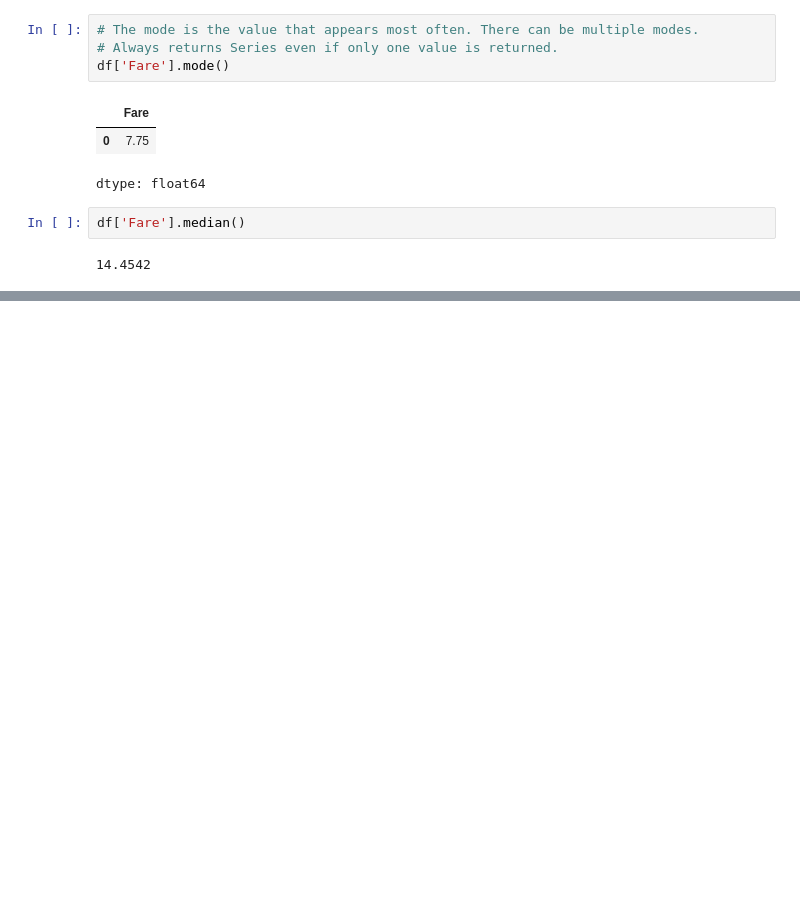
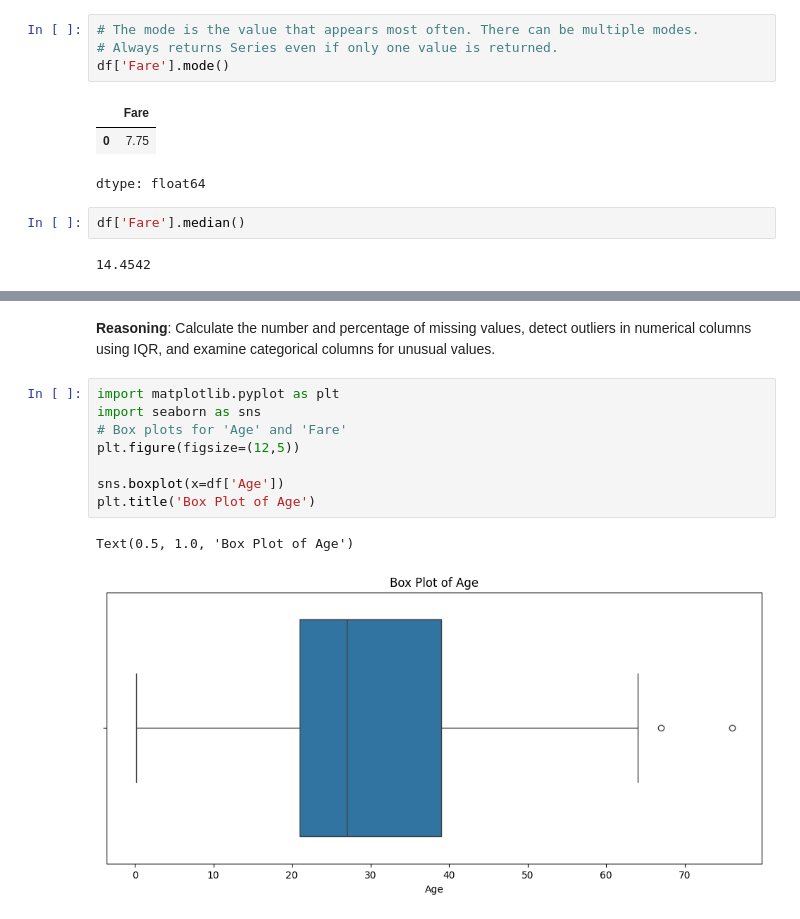
Before and after one commit to raheelam98/DataAnalysis, a Jupyter notebook: EDA/EDA_Sessions_RM/DA5_Missing_values_and_outliers_Sec_3_RM.ipynb, the cells around one changed output, grey strips where cells are left out. Drawn from its saved outputs; the diff is of its cells as text; blank space fills up the shorter version.

```diff
--- a/EDA/EDA_Sessions_RM/DA5_Missing_values_and_outliers_Sec_3_RM.ipynb
+++ b/EDA/EDA_Sessions_RM/DA5_Missing_values_and_outliers_Sec_3_RM.ipynb
@@ -321,0 +358,14 @@ df['Fare'].median()
+# %% [markdown]
+**Reasoning**:
+Calculate the number and percentage of missing values, detect outliers in numerical columns using IQR, and examine categorical columns for unusual values.
+# %%
+import matplotlib.pyplot as plt
+import seaborn as sns
+# Box plots for 'Age' and 'Fare'
+plt.figure(figsize=(12,5))
+
+sns.boxplot(x=df['Age'])
+plt.title('Box Plot of Age')
+# %% [output]
+Text(0.5, 1.0, 'Box Plot of Age')
+[figure, added]
```
Also changed, not shown: parts of 9 cells of this notebook.
